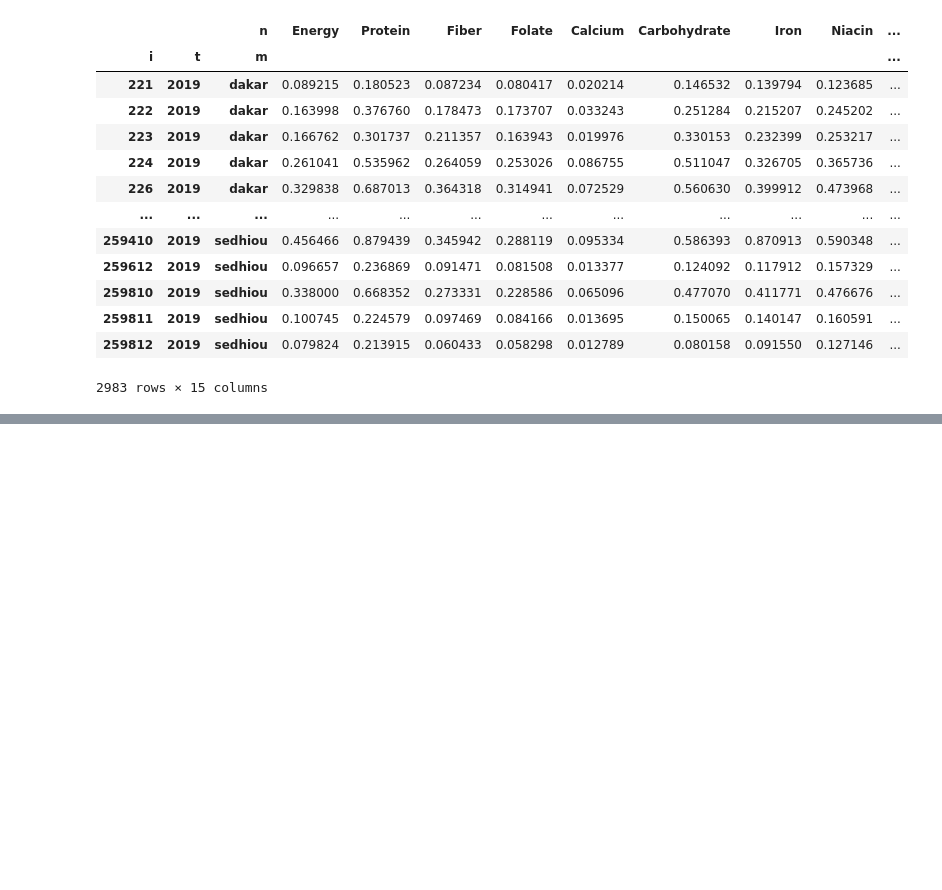
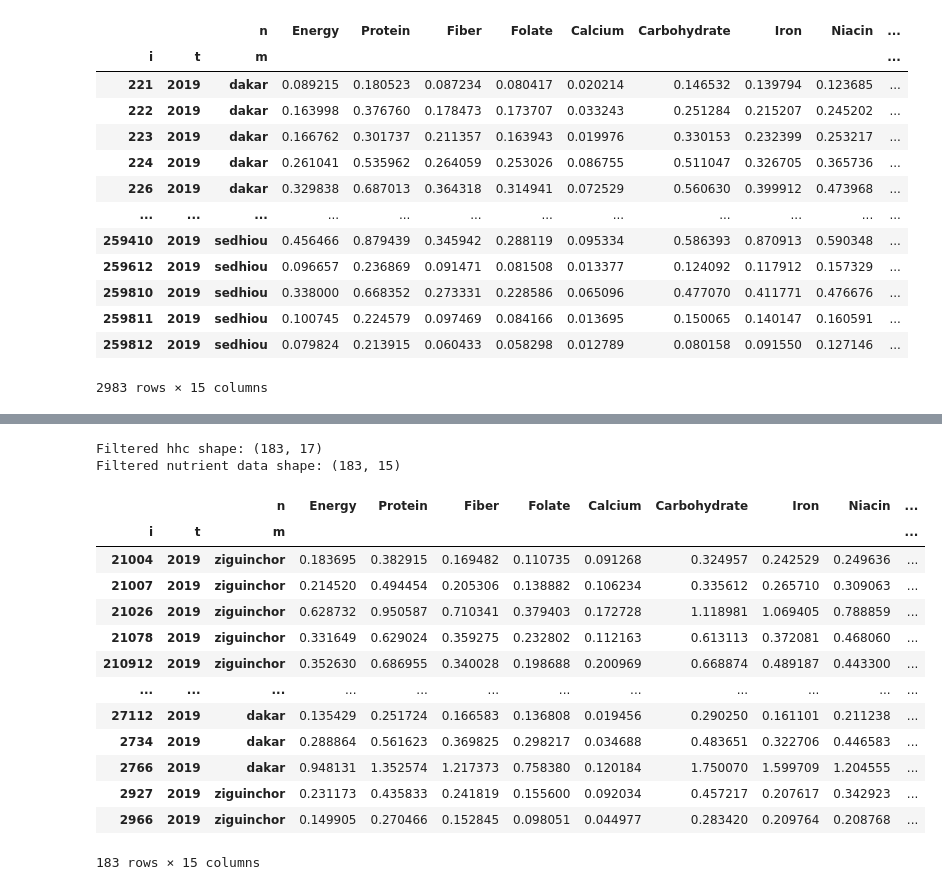
Before and after one commit to reilyfairchild/EEP153-Project-3, a Jupyter notebook: estimation_example.ipynb, the cells around one changed output, grey strips where cells are left out. Drawn from its saved outputs; the diff is of its cells as text; code cells hidden in the pictures; blank space fills up the shorter version.

```diff
--- a/estimation_example.ipynb
+++ b/estimation_example.ipynb
@@ -915 +884,35 @@ nutrient_ratio['Energy'].hist(bins=10)
+# %%
+# First, ensure both DataFrames are set to (i, t, m) as their index
+hhc.index.names = ["i","t","m"]
+nutrient_ratio.index.names = ["i","t","m"]
+
+# Then call:
+hhc_sub, nut_sub = filter_households(
+    hhc,
+    nutrient_ratio,
+    min_males=0, max_males=0,       # e.g. 0 adult males
+    min_females=1, max_females=3,   # e.g. 1–3 adult females
+    min_kids=0, max_kids=2          # e.g. up to 2 kids
+)
+
+print("Filtered hhc shape:", hhc_sub.shape)
+print("Filtered nutrient data shape:", nut_sub.shape)
+nut_sub
+# %% [output]
+Filtered hhc shape: (183, 17)
+Filtered nutrient data shape: (183, 15)
+|  |  | n | Energy | Protein | Fiber | Folate | Calcium | Carbohydrate | Iron | Niacin | ... |
+| i | t | m |  |  |  |  |  |  |  |  | ... |
+| 21004 | 2019 | ziguinchor | 0.183695 | 0.382915 | 0.169482 | 0.110735 | 0.091268 | 0.324957 | 0.242529 | 0.249636 | ... |
+| 21007 | 2019 | ziguinchor | 0.214520 | 0.494454 | 0.205306 | 0.138882 | 0.106234 | 0.335612 | 0.265710 | 0.309063 | ... |
+| 21026 | 2019 | ziguinchor | 0.628732 | 0.950587 | 0.710341 | 0.379403 | 0.172728 | 1.118981 | 1.069405 | 0.788859 | ... |
+| 21078 | 2019 | ziguinchor | 0.331649 | 0.629024 | 0.359275 | 0.232802 | 0.112163 | 0.613113 | 0.372081 | 0.468060 | ... |
+| 210912 | 2019 | ziguinchor | 0.352630 | 0.686955 | 0.340028 | 0.198688 | 0.200969 | 0.668874 | 0.489187 | 0.443300 | ... |
+| ... | ... | ... | ... | ... | ... | ... | ... | ... | ... | ... | ... |
+| 27112 | 2019 | dakar | 0.135429 | 0.251724 | 0.166583 | 0.136808 | 0.019456 | 0.290250 | 0.161101 | 0.211238 | ... |
+| 2734 | 2019 | dakar | 0.288864 | 0.561623 | 0.369825 | 0.298217 | 0.034688 | 0.483651 | 0.322706 | 0.446583 | ... |
+| 2766 | 2019 | dakar | 0.948131 | 1.352574 | 1.217373 | 0.758380 | 0.120184 | 1.750070 | 1.599709 | 1.204555 | ... |
+| 2927 | 2019 | ziguinchor | 0.231173 | 0.435833 | 0.241819 | 0.155600 | 0.092034 | 0.457217 | 0.207617 | 0.342923 | ... |
+| 2966 | 2019 | ziguinchor | 0.149905 | 0.270466 | 0.152845 | 0.098051 | 0.044977 | 0.283420 | 0.209764 | 0.208768 | ... |
+183 rows × 15 columns
 # %%
```
Also changed, not shown: parts of 16 cells of this notebook.
